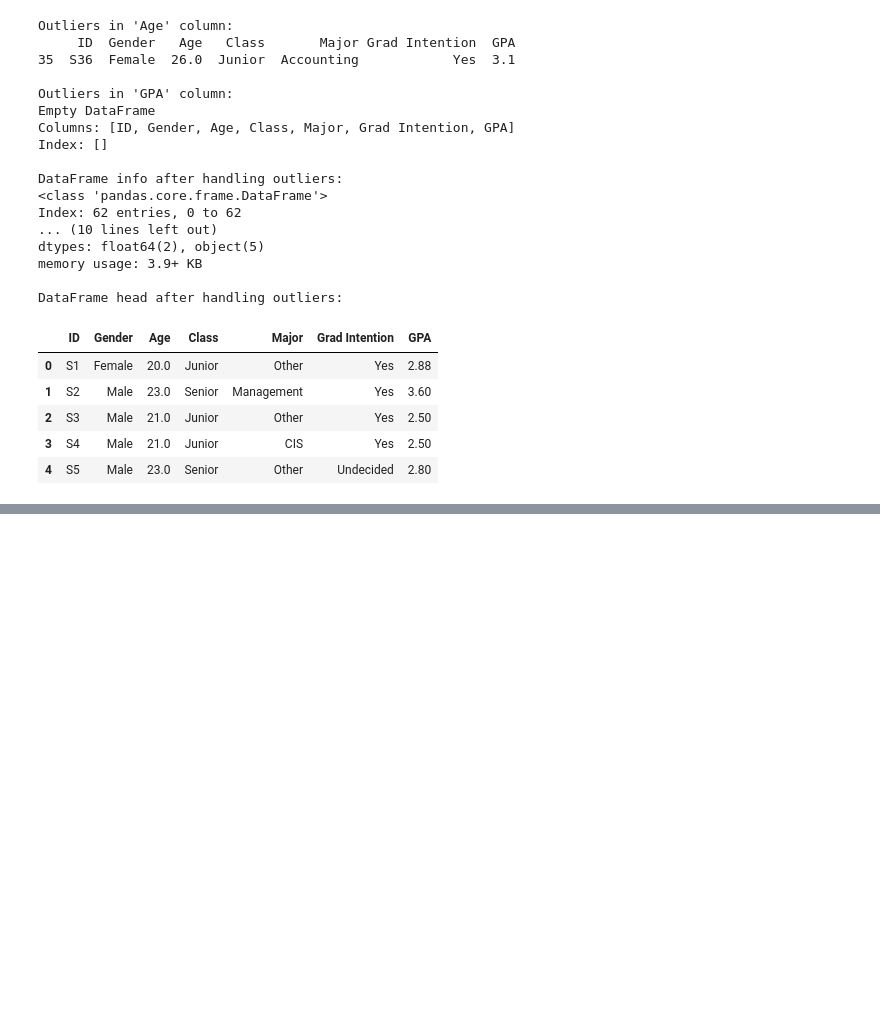
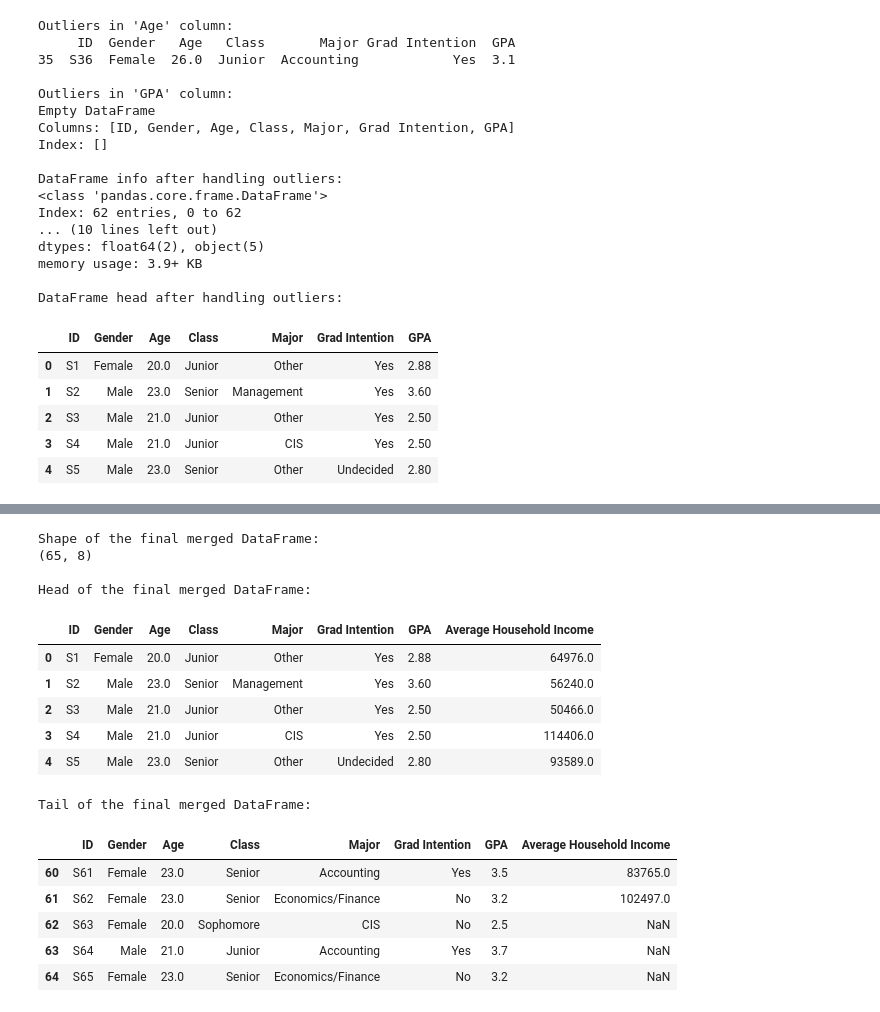
Before and after one commit to Kartavya-Jharwal/Kartavya_Business_Analytics2025, a Jupyter notebook: Class_Assignments/week5/Week_5_session_2_Merge_example.ipynb, the cells around one changed output, grey strips where cells are left out. Cells and saved outputs as stored; diff of their text form; code cells hidden in the pictures; blank space fills up the shorter version.

```diff
--- a/Class_Assignments/week5/Week_5_session_2_Merge_example.ipynb
+++ b/Class_Assignments/week5/Week_5_session_2_Merge_example.ipynb
@@ -300,0 +369,32 @@ DataFrame head after handling outliers:
+# %%
+# Perform basic EDA on the final_merged_df
+
+# Display the shape of the dataframe
+print("Shape of the final merged DataFrame:")
+print(final_merged_df.shape)
+
+# Display the head of the dataframe
+print("\nHead of the final merged DataFrame:")
+display(final_merged_df.head())
+
+# Display the tail of the dataframe
+print("\nTail of the final merged DataFrame:")
+display(final_merged_df.tail())
+# %% [output]
+Shape of the final merged DataFrame:
+(65, 8)
+
+Head of the final merged DataFrame:
+|  | ID | Gender | Age | Class | Major | Grad Intention | GPA | Average Household Income |
+| 0 | S1 | Female | 20.0 | Junior | Other | Yes | 2.88 | 64976.0 |
+| 1 | S2 | Male | 23.0 | Senior | Management | Yes | 3.60 | 56240.0 |
+| 2 | S3 | Male | 21.0 | Junior | Other | Yes | 2.50 | 50466.0 |
+| 3 | S4 | Male | 21.0 | Junior | CIS | Yes | 2.50 | 114406.0 |
+| 4 | S5 | Male | 23.0 | Senior | Other | Undecided | 2.80 | 93589.0 |
+Tail of the final merged DataFrame:
+|  | ID | Gender | Age | Class | Major | Grad Intention | GPA | Average Household Income |
+| 60 | S61 | Female | 23.0 | Senior | Accounting | Yes | 3.5 | 83765.0 |
+| 61 | S62 | Female | 23.0 | Senior | Economics/Finance | No | 3.2 | 102497.0 |
+| 62 | S63 | Female | 20.0 | Sophomore | CIS | No | 2.5 | NaN |
+| 63 | S64 | Male | 21.0 | Junior | Accounting | Yes | 3.7 | NaN |
+| 64 | S65 | Female | 23.0 | Senior | Economics/Finance | No | 3.2 | NaN |
```
Also changed, not shown: parts of 2 cells of this notebook.
